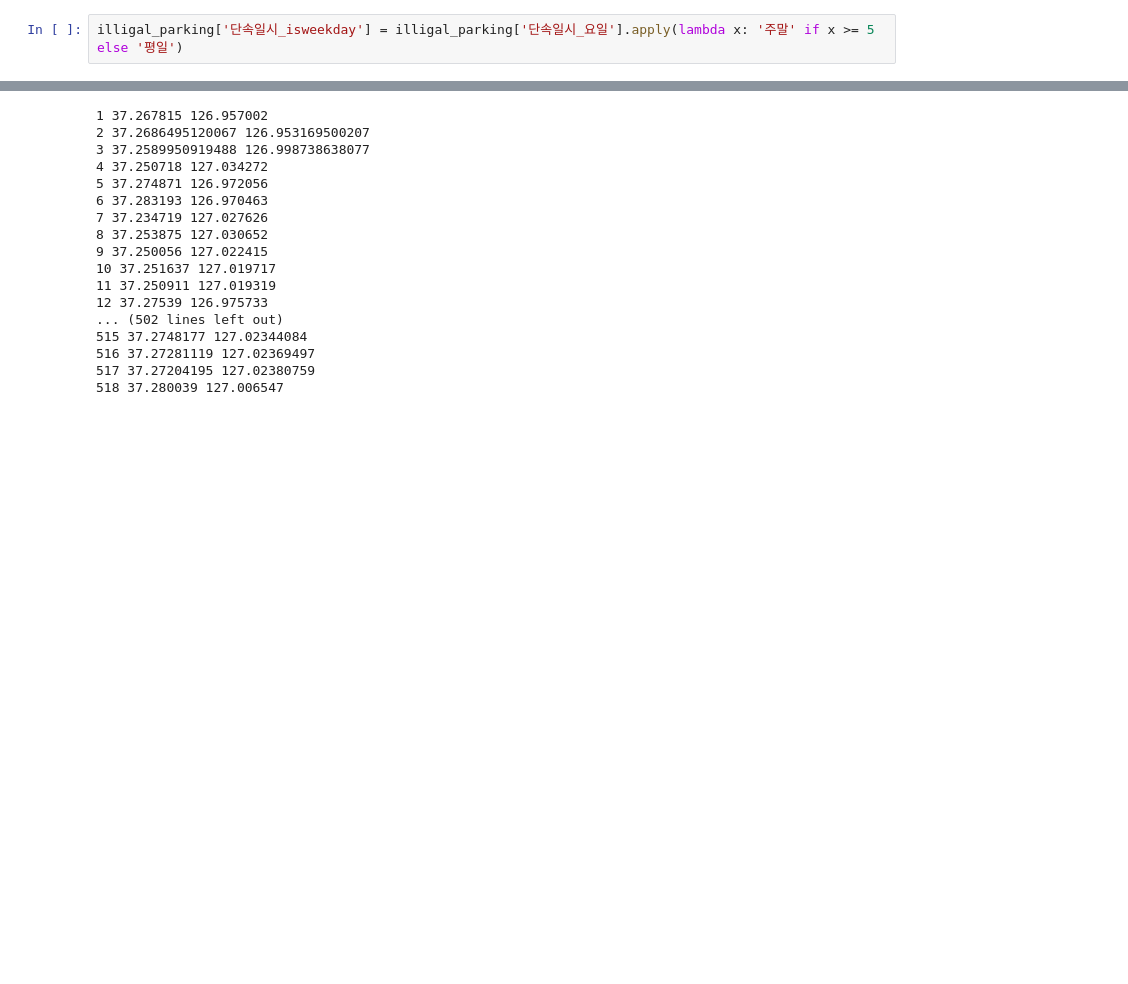
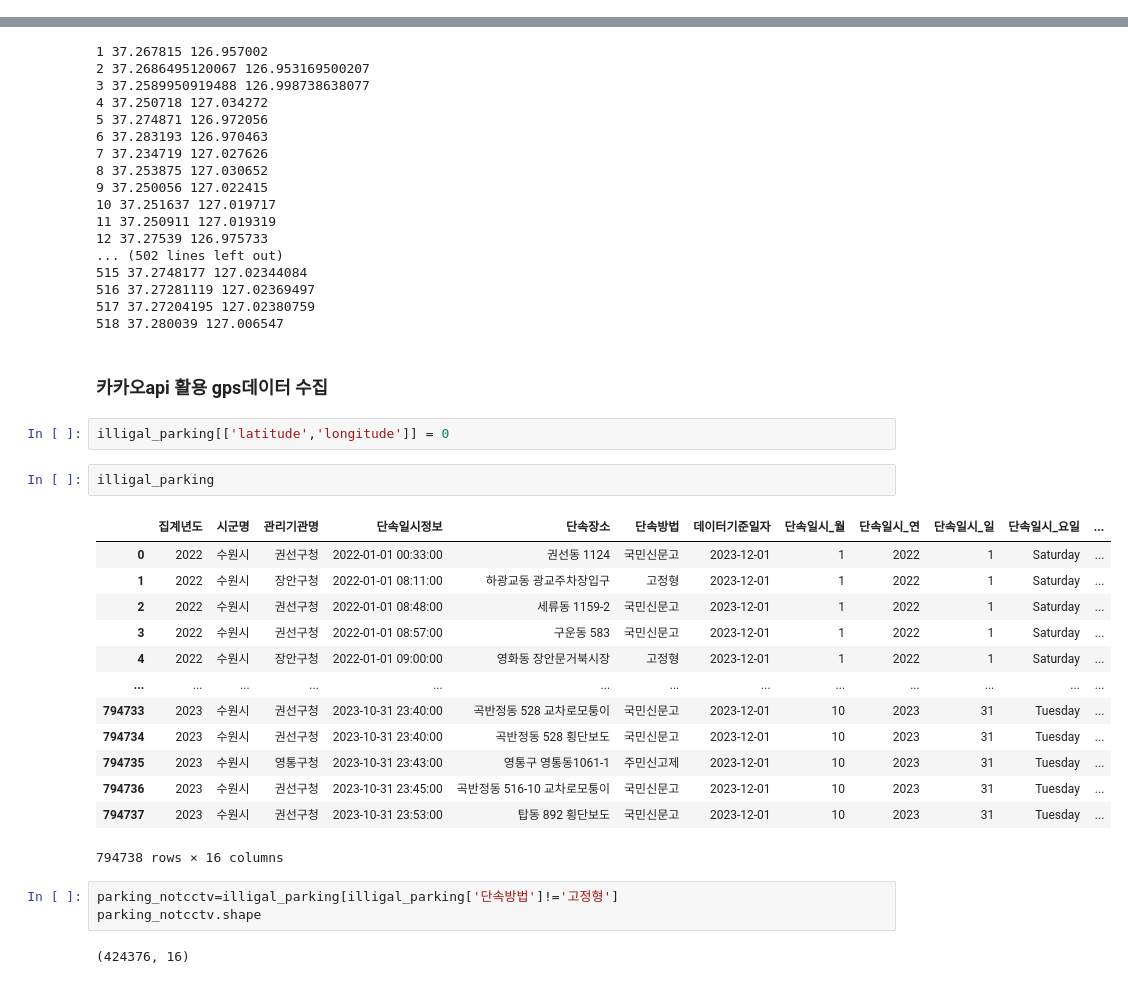
Before and after one commit to HOYUN-Y/Data_projects, a Jupyter notebook: dacon_sri_suwon_data_analysis/[Dacon] 공공데이터를 활용 수원시 정책 제안.ipynb, the cells around one changed output, grey strips where cells are left out. Saved outputs shown, nothing was run; the diff lists cells and outputs as text; blank space fills up the shorter version.

```diff
--- a/dacon_sri_suwon_data_analysis/[Dacon] 공공데이터를 활용 수원시 정책 제안.ipynb
+++ b/dacon_sri_suwon_data_analysis/[Dacon] 공공데이터를 활용 수원시 정책 제안.ipynb
@@ -389,8 +391,6 @@ illigal_parking['단속일시_일'] = illigal_parking['단속일시정보'].dt.d
 illigal_parking['단속일시_요일'] = illigal_parking['단속일시정보'].dt.day_name()
 # %%
 illigal_parking['단속일시_시'] = illigal_parking['단속일시정보'].dt.hour
-# %%
-illigal_parking['단속일시_isweekday'] = illigal_parking['단속일시_요일'].apply(lambda x: '주말' if x >= 5 else '평일')
 # %%
 def daytime(x):
     if x>=6 and x<=12:
@@ -741,3 +741,28 @@ m.save('cctv_map.html')
 516 37.27281119 127.02369497
 517 37.27204195 127.02380759
 518 37.280039 127.006547
+# %% [markdown]
+### 카카오api 활용 gps데이터 수집
+# %%
+illigal_parking[['latitude','longitude']] = 0
+# %%
+illigal_parking
+# %% [output]
+|  | 집계년도 | 시군명 | 관리기관명 | 단속일시정보 | 단속장소 | 단속방법 | 데이터기준일자 | 단속일시_월 | 단속일시_연 | 단속일시_일 | 단속일시_요일 | ... |
+| 0 | 2022 | 수원시 | 권선구청 | 2022-01-01 00:33:00 | 권선동 1124 | 국민신문고 | 2023-12-01 | 1 | 2022 | 1 | Saturday | ... |
+| 1 | 2022 | 수원시 | 장안구청 | 2022-01-01 08:11:00 | 하광교동 광교주차장입구 | 고정형 | 2023-12-01 | 1 | 2022 | 1 | Saturday | ... |
+| 2 | 2022 | 수원시 | 권선구청 | 2022-01-01 08:48:00 | 세류동 1159-2 | 국민신문고 | 2023-12-01 | 1 | 2022 | 1 | Saturday | ... |
+| 3 | 2022 | 수원시 | 권선구청 | 2022-01-01 08:57:00 | 구운동 583 | 국민신문고 | 2023-12-01 | 1 | 2022 | 1 | Saturday | ... |
+| 4 | 2022 | 수원시 | 장안구청 | 2022-01-01 09:00:00 | 영화동 장안문거북시장 | 고정형 | 2023-12-01 | 1 | 2022 | 1 | Saturday | ... |
+| ... | ... | ... | ... | ... | ... | ... | ... | ... | ... | ... | ... | ... |
+| 794733 | 2023 | 수원시 | 권선구청 | 2023-10-31 23:40:00 | 곡반정동 528 교차로모퉁이 | 국민신문고 | 2023-12-01 | 10 | 2023 | 31 | Tuesday | ... |
+| 794734 | 2023 | 수원시 | 권선구청 | 2023-10-31 23:40:00 | 곡반정동 528 횡단보도 | 국민신문고 | 2023-12-01 | 10 | 2023 | 31 | Tuesday | ... |
+| 794735 | 2023 | 수원시 | 영통구청 | 2023-10-31 23:43:00 | 영통구 영통동1061-1 | 주민신고제 | 2023-12-01 | 10 | 2023 | 31 | Tuesday | ... |
+| 794736 | 2023 | 수원시 | 권선구청 | 2023-10-31 23:45:00 | 곡반정동 516-10 교차로모퉁이 | 국민신문고 | 2023-12-01 | 10 | 2023 | 31 | Tuesday | ... |
+| 794737 | 2023 | 수원시 | 권선구청 | 2023-10-31 23:53:00 | 탑동 892 횡단보도 | 국민신문고 | 2023-12-01 | 10 | 2023 | 31 | Tuesday | ... |
+794738 rows × 16 columns
+# %%
+parking_notcctv=illigal_parking[illigal_parking['단속방법']!='고정형']
+parking_notcctv.shape
+# %% [output]
+(424376, 16)
```
Also changed, not shown: parts of 32 cells of this notebook, 9 other files.
